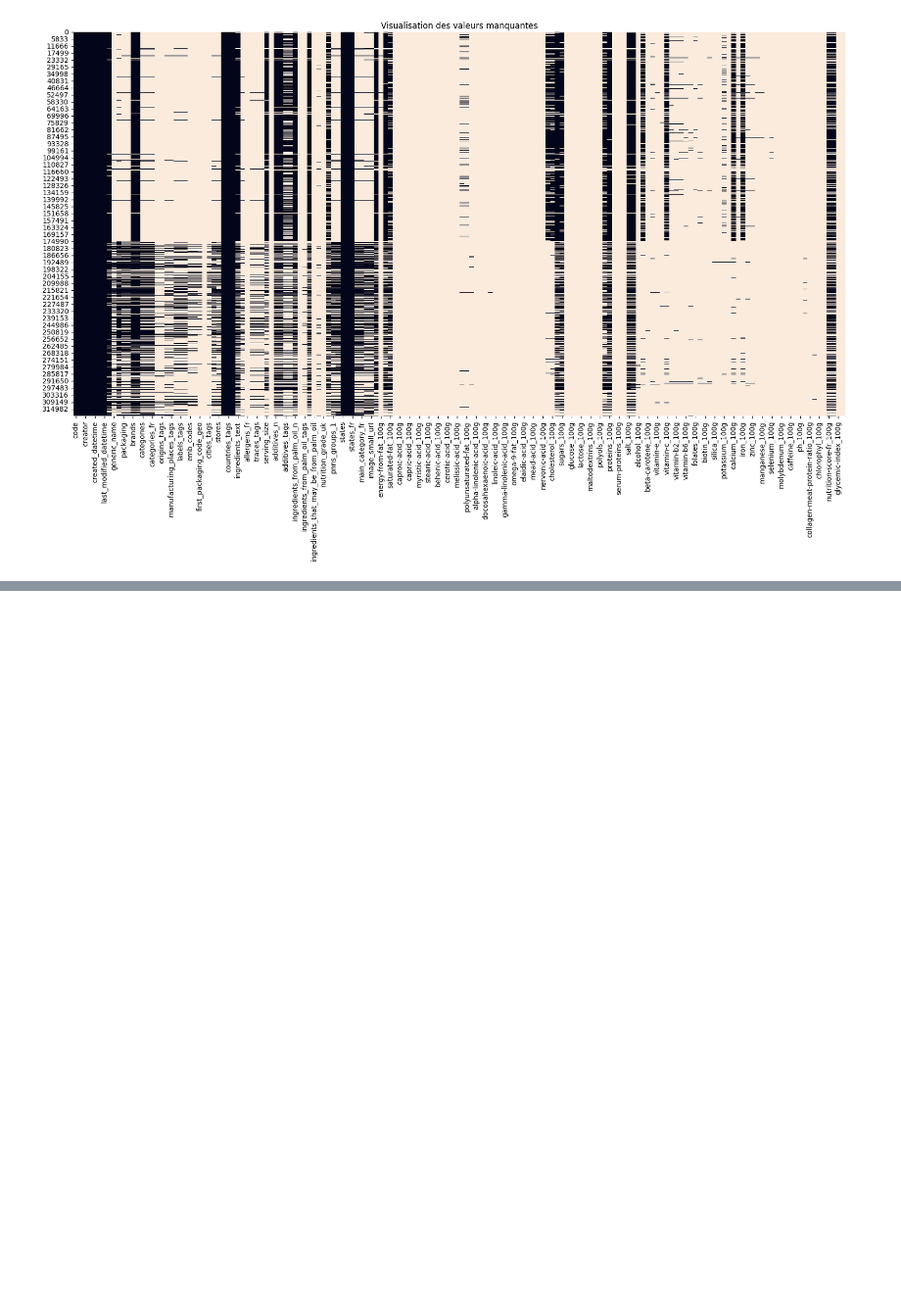
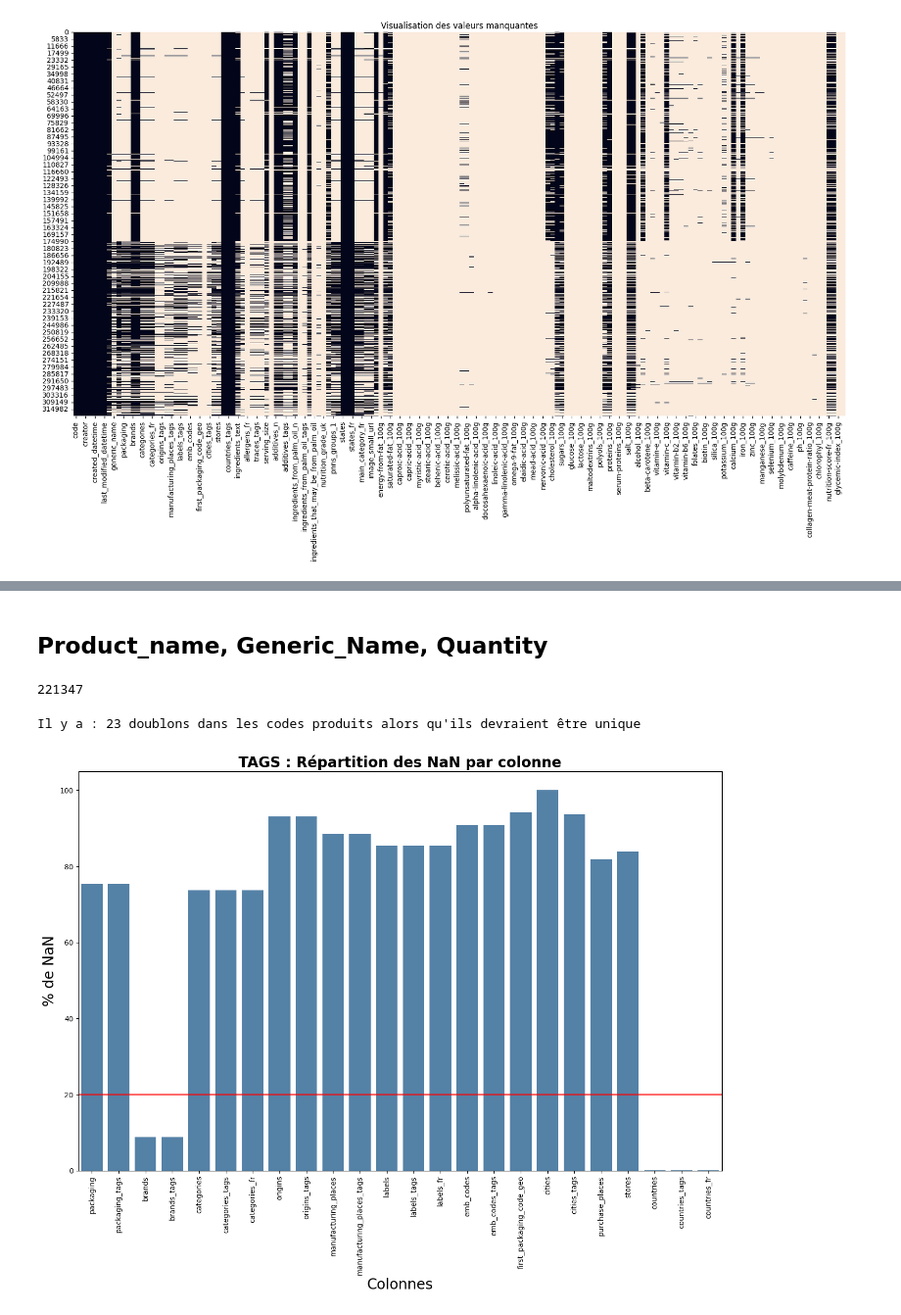
Before and after one commit to 110111-1/DS-OPENFOODFACT-SANTE, a Jupyter notebook: V1_Moty_Philippe_1_1122.ipynb, the cells around one changed output, grey strips where cells are left out. Shown at 98% size. Drawn from its saved outputs; the diff is of its cells as text; code cells hidden in the pictures; blank space fills up the shorter version.

```diff
--- a/V1_Moty_Philippe_1_1122.ipynb
+++ b/V1_Moty_Philippe_1_1122.ipynb
@@ -202,0 +284,14 @@ fix, ax = plt.fig
+# %% [markdown]
+##  Product_name, Generic_Name, Quantity
+# %%
+data['product_name'].nunique()
+# %% [output]
+221347
+# %%
+print(f"Il y a : {doublon_code.shape[0]} doublons dans les codes produits alors qu'ils devraient être unique")
+# %% [output]
+Il y a : 23 doublons dans les codes produits alors qu'ils devraient être unique
+# %%
+tools.graph_NAN(data,20,10,34,"TAGS : Répartition des NaN par colonne")
+# %% [output]
+[figure, added]
```
Also changed, not shown: parts of 18 cells of this notebook, 1 other file.
